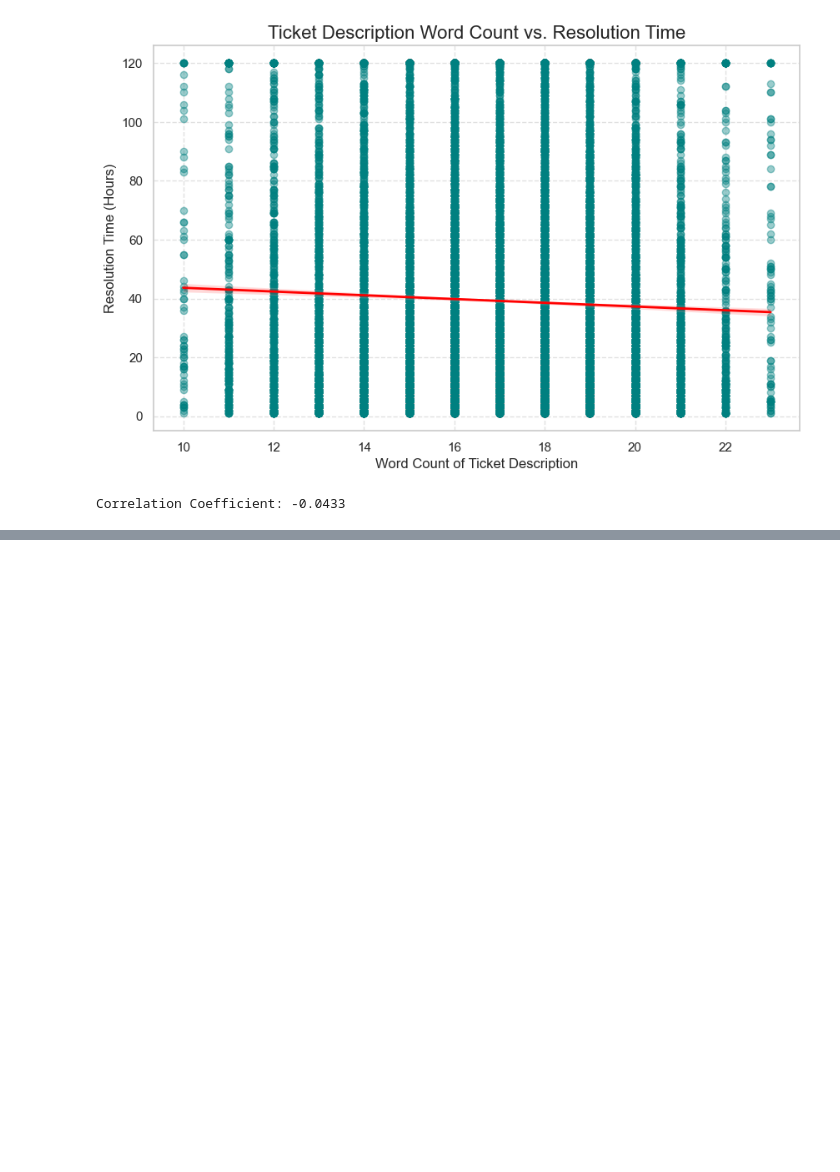
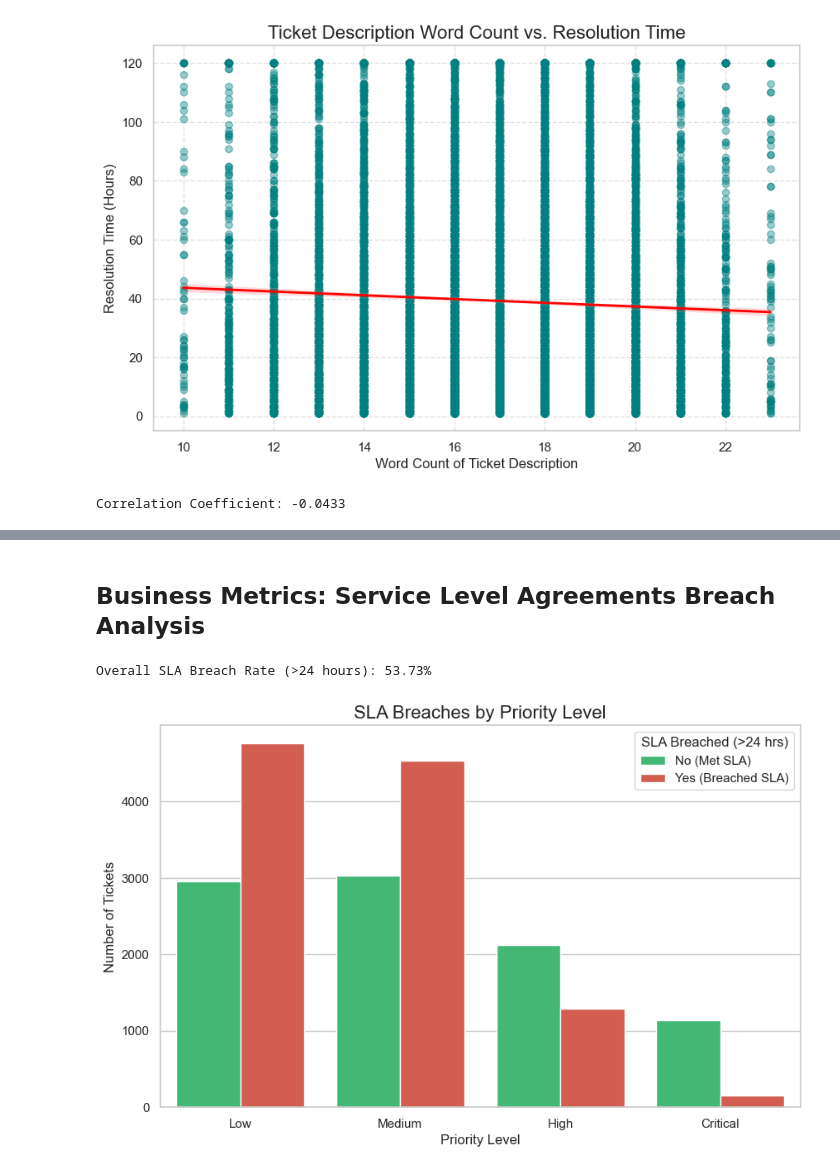
Before and after one commit to belalahmed22/Depi-project, a Jupyter notebook: EDA.ipynb, the cells around one changed output, grey strips where cells are left out. Saved outputs shown, nothing was run; the diff lists cells and outputs as text; code cells hidden in the pictures; blank space fills up the shorter version.

```diff
--- a/EDA.ipynb
+++ b/EDA.ipynb
@@ -292,0 +319,30 @@ Correlation Coefficient: -0.0433
+# %% [markdown]
+## Business Metrics: Service Level Agreements Breach Analysis
+# %%
+# Define SLA threshold (e.g., 24 hours)
+SLA_THRESHOLD = 24
+
+# Create a new column indicating if the SLA was breached
+df['SLA_Breached'] = df['Resolution_Time_Hours'] > SLA_THRESHOLD
+
+# Calculate overall breach rate
+breach_rate = df['SLA_Breached'].mean() * 100
+print(f"Overall SLA Breach Rate (>24 hours): {breach_rate:.2f}%\n")
+
+# Visualizing SLA Breaches by Priority Level
+plt.figure(figsize=(10, 6))
+sns.countplot(
+    data=df,
+    x='Priority_Level',
+    hue='SLA_Breached',
+    order=['Low', 'Medium', 'High', 'Critical'],
+    palette=['#2ecc71', '#e74c3c'] # Green for False (Met), Red for True (Breached)
+)
+plt.title('SLA Breaches by Priority Level', fontsize=16)
+plt.xlabel('Priority Level')
+plt.ylabel('Number of Tickets')
+plt.legend(title='SLA Breached (>24 hrs)', labels=['No (Met SLA)', 'Yes (Breached SLA)'])
+plt.show()
+# %% [output]
+Overall SLA Breach Rate (>24 hours): 53.73%
+[figure, added]
```
Also changed, not shown: parts of 4 cells of this notebook.
